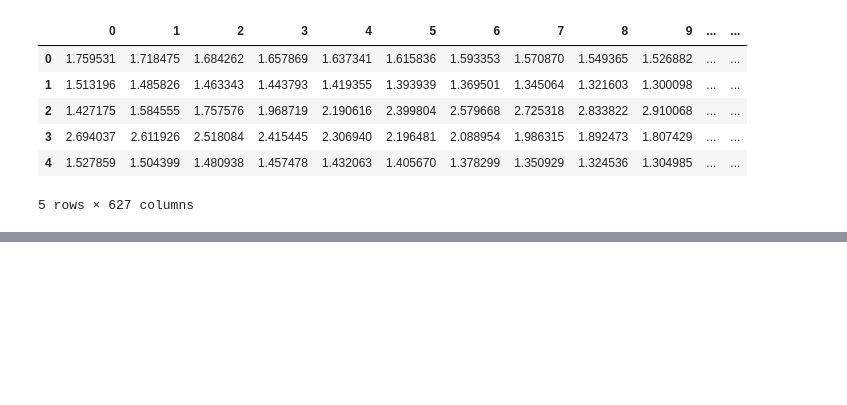
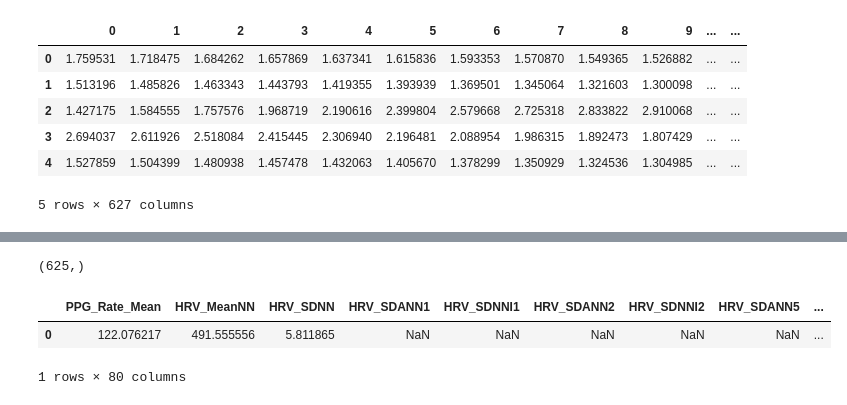
Before and after one commit to Break-Through-Tech/Microsoft-1D-educational-blood-pressure-estimation, a Jupyter notebook: notebooks/read_data.ipynb, the cells around one changed output, grey strips where cells are left out. Saved outputs shown, nothing was run; the diff lists cells and outputs as text; code cells hidden in the pictures; blank space fills up the shorter version.

```diff
--- a/notebooks/read_data.ipynb
+++ b/notebooks/read_data.ipynb
@@ -134,0 +176,9 @@ ppg_dataset.head()
+# %%
+features = nk.ppg_analyze(signals, sampling_rate=125, method="interval-related")
+# %%
+features
+# %% [output]
+(625,)
+|  | PPG_Rate_Mean | HRV_MeanNN | HRV_SDNN | HRV_SDANN1 | HRV_SDNNI1 | HRV_SDANN2 | HRV_SDNNI2 | HRV_SDANN5 | ... |
+| 0 | 122.076217 | 491.555556 | 5.811865 | NaN | NaN | NaN | NaN | NaN | ... |
+1 rows × 80 columns
```
Also changed, not shown: parts of 6 cells of this notebook.
